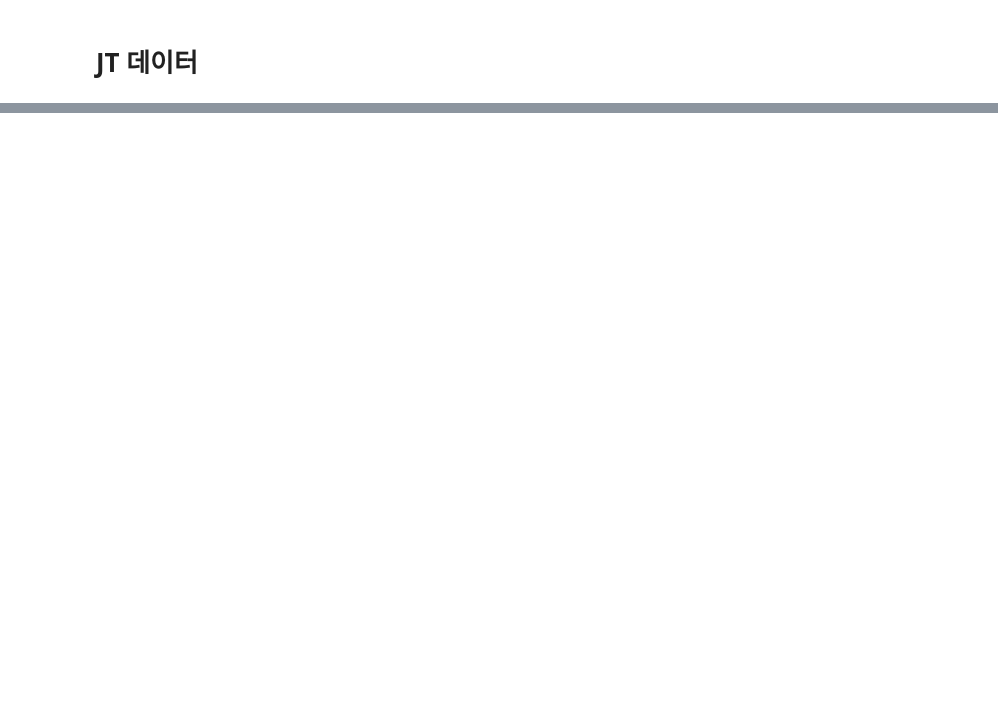
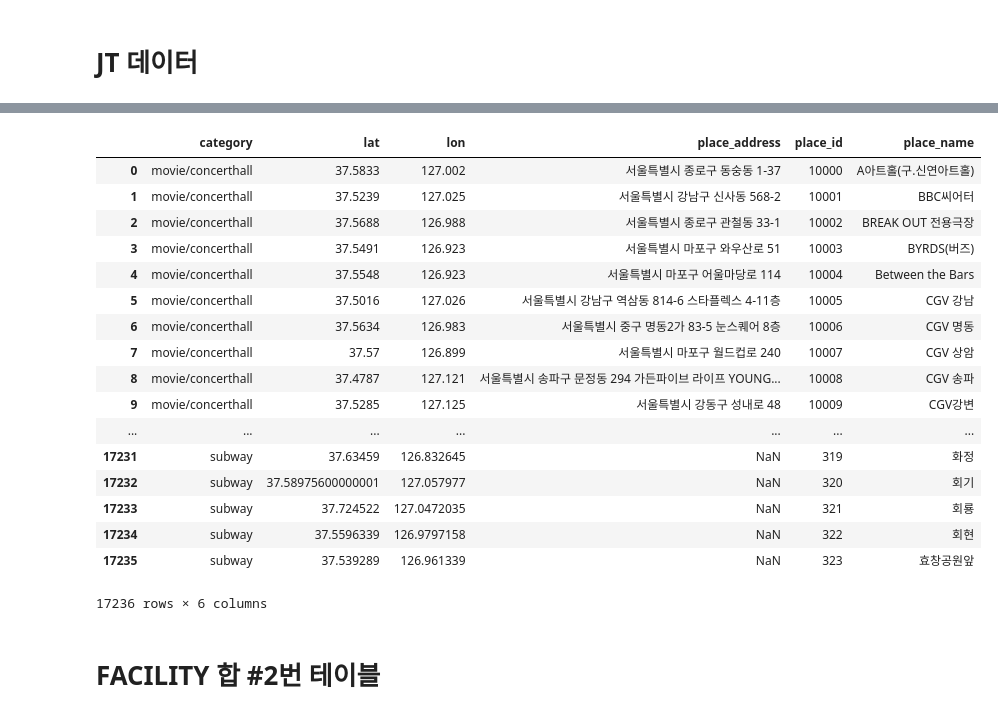
Before and after one commit to BigDataCampus/fresh, a Jupyter notebook: DataMakefile.ipynb, the cells around one changed output, grey strips where cells are left out. Cells and saved outputs as stored; diff of their text form; code cells hidden in the pictures; blank space fills up the shorter version.

Commit message:
ZZANGPLACE v0.1 created

```diff
--- a/DataMakefile.ipynb
+++ b/DataMakefile.ipynb
@@ -109,0 +229,2 @@ jt_subway = pd.read_csv('')
+# %%
+zzang_place = zzang_place.append(jm_seoul_toilets,sort=False)
@@ -109,0 +280,2 @@ jt_subway = pd.read_csv('')
+# %%
+zzang_place = zzang_place.append(jm_facility,sort=True)
@@ -109,0 +315,2 @@ jt_subway = pd.read_csv('')
+# %%
+zzang_place = zzang_place.append(jt_subway_place,sort=False)
@@ -109,0 +354,2 @@ jt_subway = pd.read_csv('')
+# %%
+zzang_place.reset_index(inplace=True)
@@ -109,0 +365,23 @@ jt_subway = pd.read_csv('')
+# %%
+zzang_place.drop(columns={'Unnamed: 0','Unnamed: 0.1','index'})
+# %% [output]
+|  | category | lat | lon | place_address | place_id | place_name |
+| 0 | movie/concerthall | 37.5833 | 127.002 | 서울특별시 종로구 동숭동 1-37 | 10000 | A아트홀(구.신연아트홀) |
+| 1 | movie/concerthall | 37.5239 | 127.025 | 서울특별시 강남구 신사동 568-2 | 10001 | BBC씨어터 |
+| 2 | movie/concerthall | 37.5688 | 126.988 | 서울특별시 종로구 관철동 33-1 | 10002 | BREAK OUT 전용극장 |
+| 3 | movie/concerthall | 37.5491 | 126.923 | 서울특별시 마포구 와우산로 51 | 10003 | BYRDS(버즈) |
+| 4 | movie/concerthall | 37.5548 | 126.923 | 서울특별시 마포구 어울마당로 114 | 10004 | Between the Bars |
+| 5 | movie/concerthall | 37.5016 | 127.026 | 서울특별시 강남구 역삼동 814-6 스타플렉스 4-11층 | 10005 | CGV 강남 |
+| 6 | movie/concerthall | 37.5634 | 126.983 | 서울특별시 중구 명동2가 83-5 눈스퀘어 8층 | 10006 | CGV 명동 |
+| 7 | movie/concerthall | 37.57 | 126.899 | 서울특별시 마포구 월드컵로 240 | 10007 | CGV 상암 |
+| 8 | movie/concerthall | 37.4787 | 127.121 | 서울특별시 송파구 문정동 294 가든파이브 라이프 YOUNG... | 10008 | CGV 송파 |
+| 9 | movie/concerthall | 37.5285 | 127.125 | 서울특별시 강동구 성내로 48 | 10009 | CGV강변 |
+| ... | ... | ... | ... | ... | ... | ... |
+| 17231 | subway | 37.63459 | 126.832645 | NaN | 319 | 화정 |
+| 17232 | subway | 37.58975600000001 | 127.057977 | NaN | 320 | 회기 |
+| 17233 | subway | 37.724522 | 127.0472035 | NaN | 321 | 회룡 |
+| 17234 | subway | 37.5596339 | 126.9797158 | NaN | 322 | 회현 |
+| 17235 | subway | 37.539289 | 126.961339 | NaN | 323 | 효창공원앞 |
+17236 rows × 6 columns
+# %% [markdown]
+# FACILITY 합  #2번 테이블
```
Also changed, not shown: parts of 29 cells of this notebook, 1 other file.
